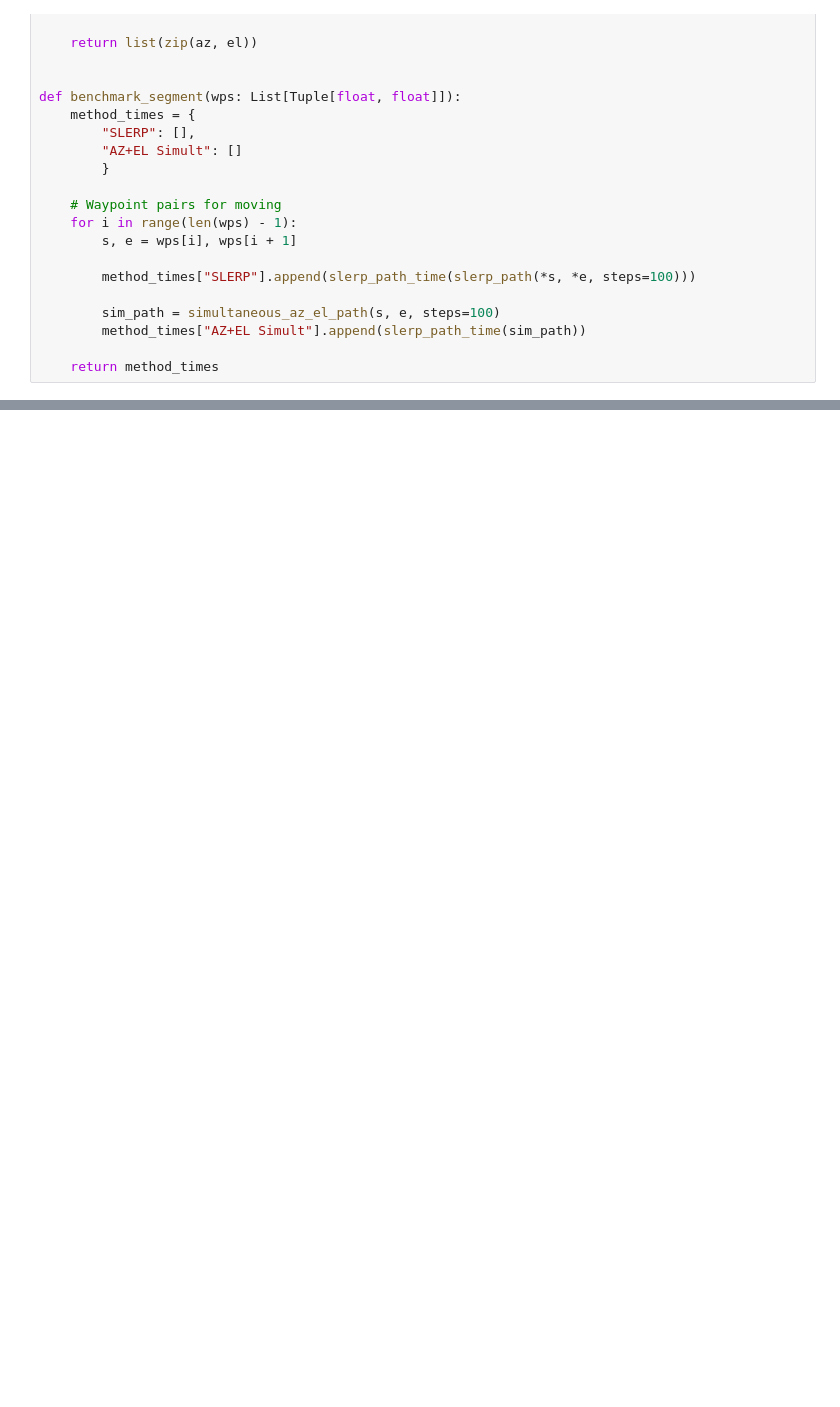
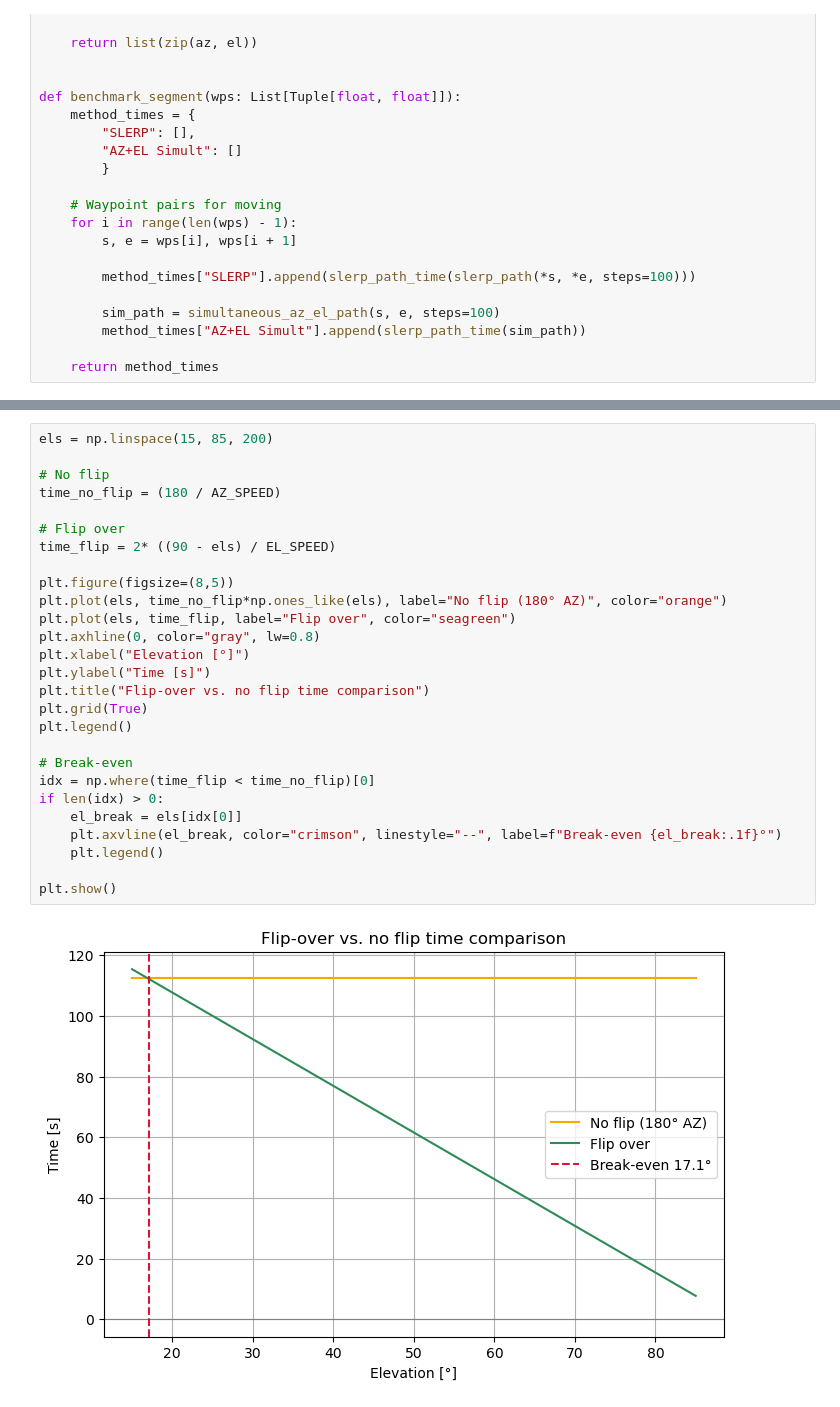
Before and after one commit to S-Wimmer1/Going-the-short-way, a Jupyter notebook: radtel2.0.ipynb, the cells around one changed output, grey strips where cells are left out. Drawn from its saved outputs; the diff is of its cells as text; blank space fills up the shorter version.

```diff
--- a/radtel2.0.ipynb
+++ b/radtel2.0.ipynb
@@ -660,0 +693,29 @@ polar_proj(all_paths=all_paths4, legend=False)
+# %%
+els = np.linspace(15, 85, 200)
+
+# No flip
+time_no_flip = (180 / AZ_SPEED)
+
+# Flip over
+time_flip = 2* ((90 - els) / EL_SPEED)
+
+plt.figure(figsize=(8,5))
+plt.plot(els, time_no_flip*np.ones_like(els), label="No flip (180° AZ)", color="orange")
+plt.plot(els, time_flip, label="Flip over", color="seagreen")
+plt.axhline(0, color="gray", lw=0.8)
+plt.xlabel("Elevation [°]")
+plt.ylabel("Time [s]")
+plt.title("Flip-over vs. no flip time comparison")
+plt.grid(True)
+plt.legend()
+
+# Break-even
+idx = np.where(time_flip < time_no_flip)[0]
+if len(idx) > 0:
+    el_break = els[idx[0]]
+    plt.axvline(el_break, color="crimson", linestyle="--", label=f"Break-even {el_break:.1f}°")
+    plt.legend()
+
+plt.show()
+# %% [output]
+[figure, added]
```
Also changed, not shown: parts of 15 cells of this notebook, 1 other file.
